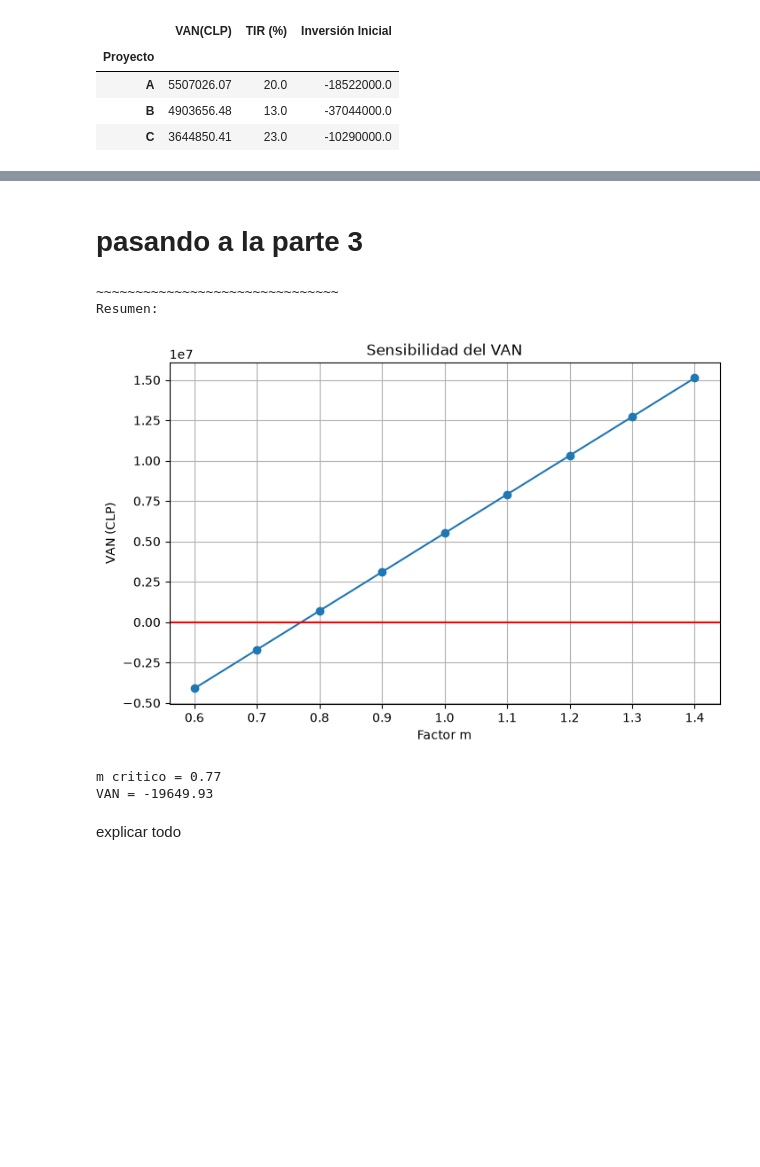
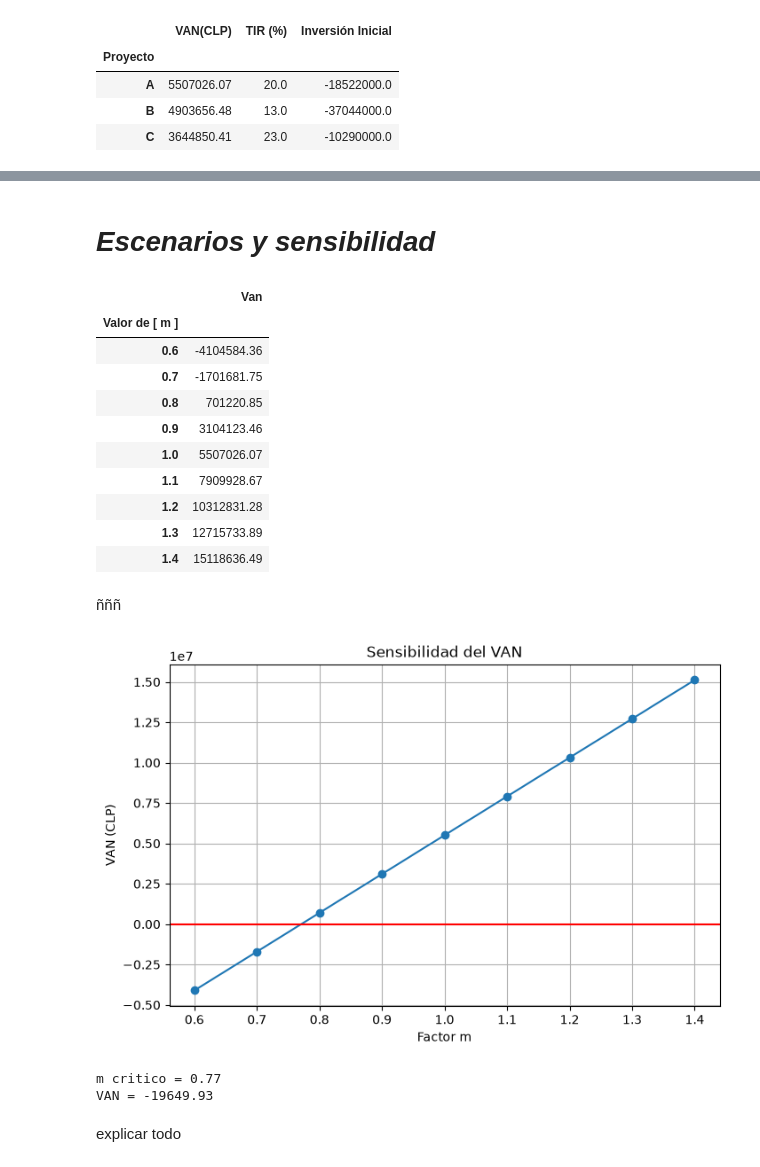
Before and after one commit to Paz2712/Tarea3_Ingeco_python, a Jupyter notebook: Tarea3_2025730294_García.ipynb, the cells around one changed output, grey strips where cells are left out. Cells and saved outputs as stored; diff of their text form; code cells hidden in the pictures; blank space fills up the shorter version.

```diff
--- a/Tarea3_2025730294_García.ipynb
+++ b/Tarea3_2025730294_García.ipynb
@@ -85,5 +109,47 @@ y por qué.
 # %% [markdown]
-# pasando a la parte 3
+# *Escenarios y sensibilidad*
+# %%
+mValores = [0.6,0.7,0.8,0.9,1.0,1.1,1.2,1.3,1.4]
+VanSensibilidad = []
+
+
+for m in mValores:
+    Valores = [
+            -18522000,
+            5000000 * m,
+            6500000 * m,
+            7500000 * m,
+            11000000 * m
+        ]
+
+    VAN = npf.npv(r, Valores)
+
+    VanSensibilidad.append(VAN)
+
+TablaSensibilidadesM = pd.DataFrame({
+    "Valor de [ m ]": [0.6,0.7,0.8,0.9,1.0,1.1,1.2,1.3,1.4],
+    "Van": [round(VanSensibilidad[0],2),round(VanSensibilidad[1],2),round(VanSensibilidad[2],2)
+            ,round(VanSensibilidad[3],2),round(VanSensibilidad[4],2), round(VanSensibilidad[5],2)
+            ,round(VanSensibilidad[6],2),round(VanSensibilidad[7],2),round(VanSensibilidad[8],2),
+            ]
+})
+
+TablaSensibilidadesM = TablaSensibilidadesM.set_index("Valor de [ m ]")
+display(TablaSensibilidadesM)
+# %% [output]
+|  | Van |
+| Valor de [ m ] |  |
+| 0.6 | -4104584.36 |
+| 0.7 | -1701681.75 |
+| 0.8 | 701220.85 |
+| 0.9 | 3104123.46 |
+| 1.0 | 5507026.07 |
+| 1.1 | 7909928.67 |
+| 1.2 | 10312831.28 |
+| 1.3 | 12715733.89 |
+| 1.4 | 15118636.49 |
+# %% [markdown]
+ñññ
 # %%
 import numpy as np
 import numpy_financial as npf
@@ -123,9 +189,6 @@ for m in mValores:
 
     VanSensibilidad.append(VAN)
 
-print("~~~~~~~~~~~~~~~~~~~~~~~~~~~~~~~")
-print("Resumen:")
-
 plt.figure(figsize=(8,5))
 
 plt.plot(mValores,VanSensibilidad,marker="o")
@@ -162,11 +225,9 @@ for m in np.arange(0.60, 1.41, 0.01):
         print("VAN =", round(VAN, 2))
         break
 # %% [output]
+[figure]
-~~~~~~~~~~~~~~~~~~~~~~~~~~~~~~~
-Resumen:
+m critico = 0.77
+VAN = -19649.93
-[figure]
-m critico = 0.77
-VAN = -19649.93
 # %% [markdown]
 explicar todo
 # %% [markdown]
```
Also changed, not shown: parts of 10 cells of this notebook, 2 other files.
